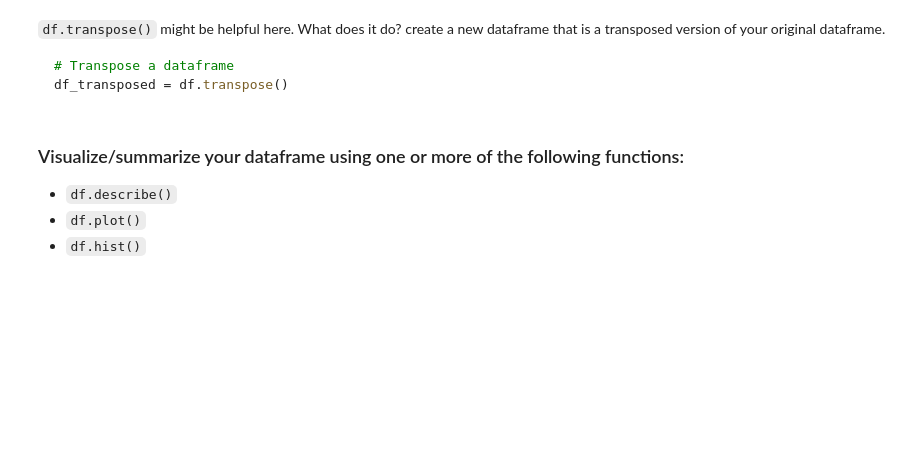
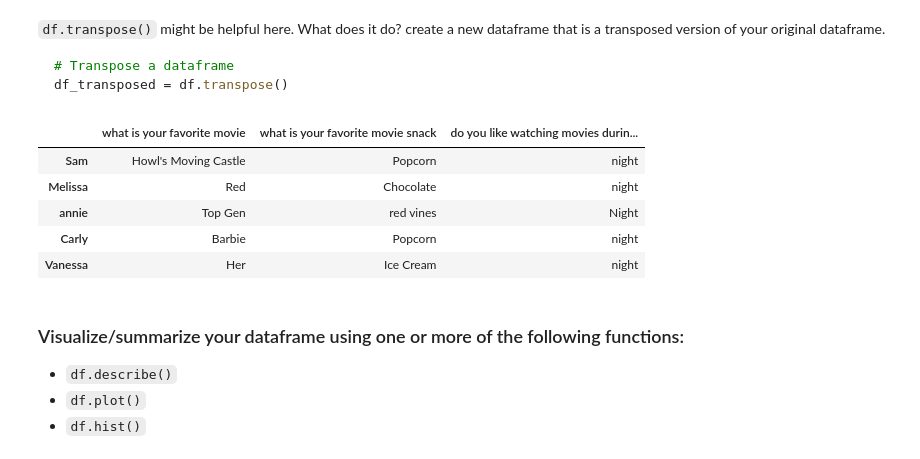
Before and after one commit to p-park6/eds217_2023, a Jupyter notebook: practice_sessions/practice_2-2_structured_data.ipynb, the cells around one changed output. Cells and saved outputs as stored; diff of their text form; code cells hidden in the pictures; blank space fills up the shorter version.

````diff
--- a/practice_sessions/practice_2-2_structured_data.ipynb
+++ b/practice_sessions/practice_2-2_structured_data.ipynb
@@ -88,6 +146,15 @@ df_transposed = df.transpose()
 ```
 # %%
 # Transpose your dataframe so that the people are the rows and the questions are the columns.
+df_transposed = df.transpose()
+df_transposed.head()
+# %% [output]
+|  | what is your favorite movie | what is your favorite movie snack | do you like watching movies durin... |
+| Sam | Howl's Moving Castle | Popcorn | night |
+| Melissa | Red | Chocolate | night |
+| annie | Top Gen | red vines | Night |
+| Carly | Barbie | Popcorn | night |
+| Vanessa | Her | Ice Cream | night |
 # %% [markdown]
 ### Visualize/summarize your dataframe using one or more of the following functions:
 
````
Also changed, not shown: parts of 8 cells of this notebook.
